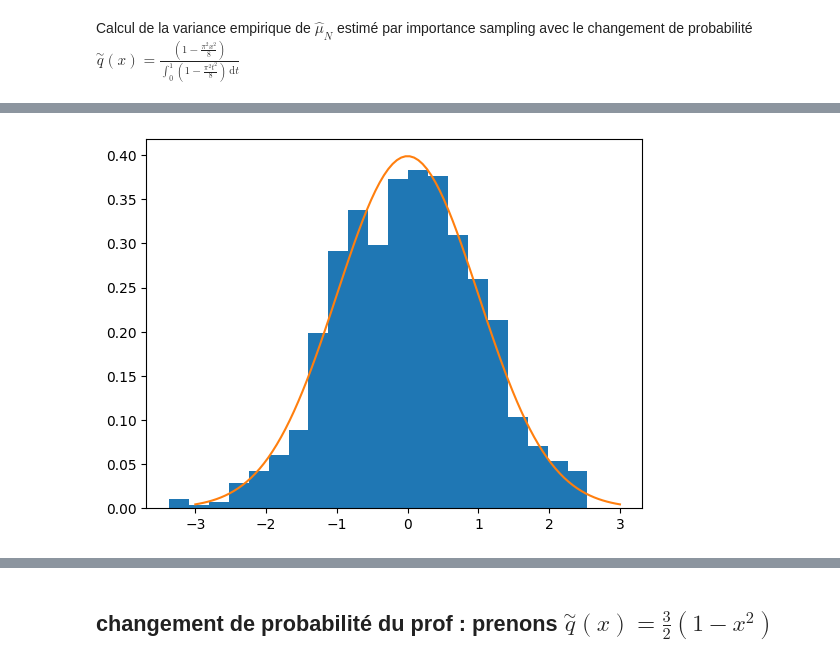
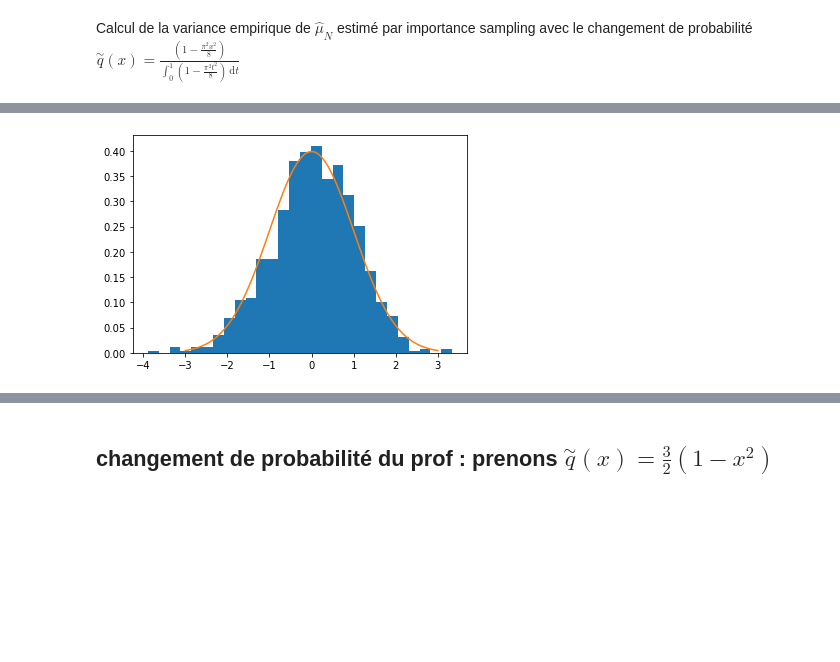
Before and after one commit to PaulAntoineLeveilley/filtrage-bay-sien, a Jupyter notebook: TP1/tp 1.ipynb, the cells around one changed output, grey strips where cells are left out. Drawn from its saved outputs; the diff is of its cells as text; code cells hidden in the pictures; blank space fills up the shorter version.

```diff
--- a/TP1/tp 1.ipynb
+++ b/TP1/tp 1.ipynb
@@ -73,6 +78,9 @@ def q_tilde(x):
     """q_tilde"""
     facteur_normalisation, err = quad(developement_limite_2_adapte_g,0,1)
     return(developement_limite_2_adapte_g(x)/facteur_normalisation)
+
+def q2_tilde(x):
+    return(3*(1-x**2)/2)
 # %% [markdown]
 Affichage de g et de son DL en 0
 # %%
@@ -136,6 +147,7 @@ def integrande_var_theo(q_tilde):
 
 def importance_sampling(q_tilde) :
         simulation = simulation_mu_n(iterations_mc,taille_echantillon,generateur_d_estimateur(q_tilde))
+        # print(simulation)
         estimateur = simulation["estimation"] ## monte_carlo_vector_2 = estimateur
         proba_acceptation = simulation["acceptation"]
         variance_emp_2 = np.var(estimateur)
@@ -171,5 +183,5 @@ def importance_sampling(q_tilde) :
 
         # comparer les budgets (jsp ce que c'est)
 
-importance_sampling(q_tilde)
+importance_sampling(q2_tilde)
 # %% [output]
@@ -181,2 +193,2 @@ Probabilité d'acceptation théorique : 0.6666666666666665
-[figure, old version]
+[figure, new version]
 --------------
```
Also changed, not shown: parts of 7 cells of this notebook, 3 other files.
